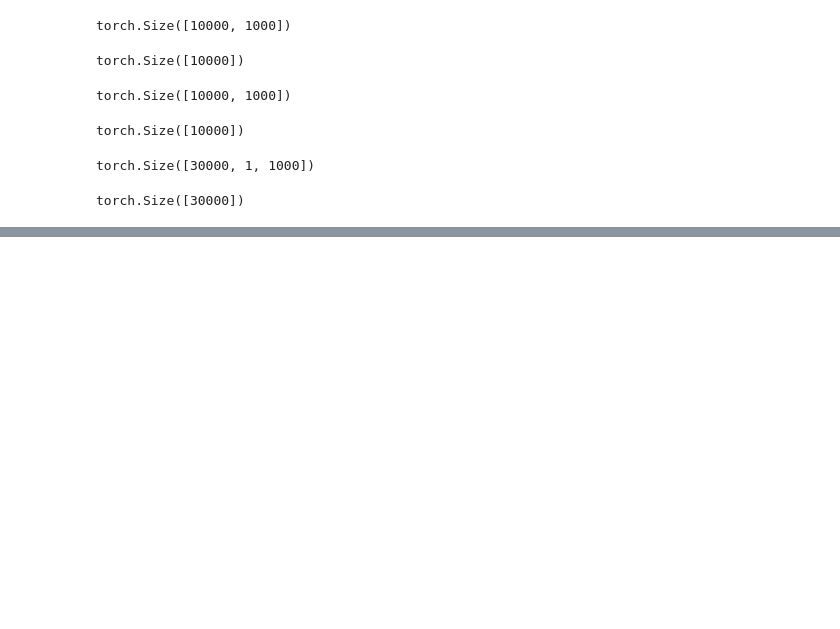
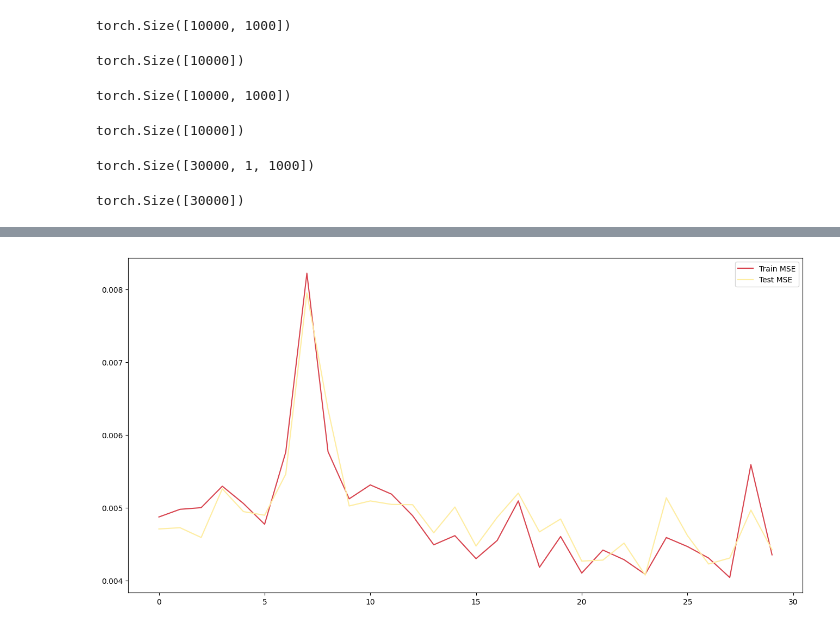
Before and after one commit to ncallahanml/baseline_networks, a Jupyter notebook: SineWaveGenerator.ipynb, the cells around one changed output, grey strips where cells are left out. Cells and saved outputs as stored; diff of their text form; code cells hidden in the pictures; blank space fills up the shorter version.

```diff
--- a/SineWaveGenerator.ipynb
+++ b/SineWaveGenerator.ipynb
@@ -511,0 +515,20 @@ torch.save(model, 'best_model.pt')
+# %%
+best_out_channels, best_kernel_size, best_stride, best_pool_kernel = grid_df.iloc[grid_df['test_loss'].argmin(),:4].to_numpy(dtype=np.int32)
+
+# display(best_out_channels, best_kernel_size, best_stride, best_pool_kernel)
+model = SineCNN(
+    train_dataset.shape[2] - 1,
+    out_channels=best_out_channels,
+    kernel_size=best_kernel_size,
+    stride=best_stride,
+    pool_kernel=best_pool_kernel,
+).double()
+
+model, items = train(model, train_dataset, test_dataset, n_epochs=100, test_full=True, early_stop_patience=30)
+plot_loss(
+    items,
+    title=''
+)
+torch.save(model, 'best_model.pt')
+# %% [output]
+[figure, added]
```
Also changed, not shown: parts of 6 cells of this notebook.
